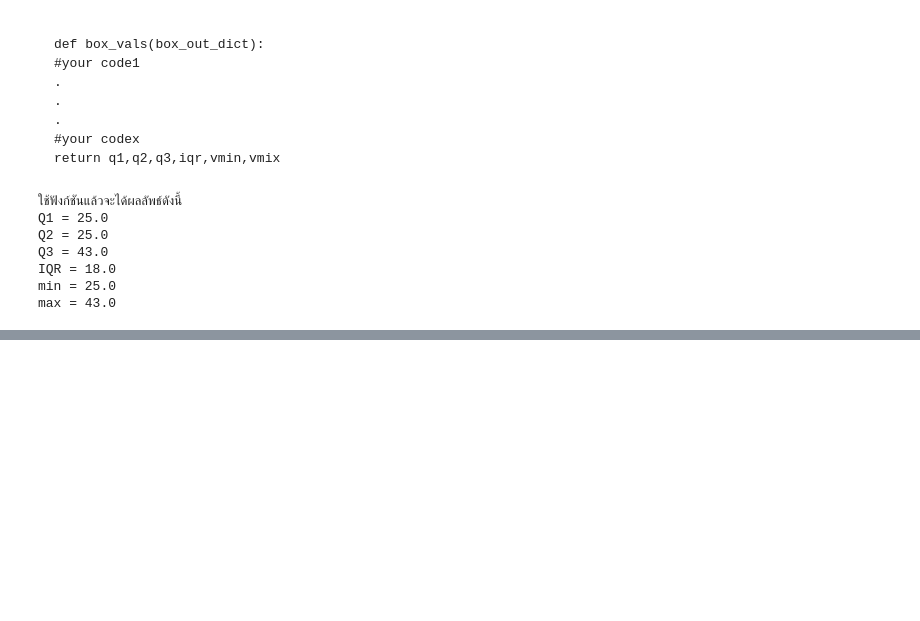
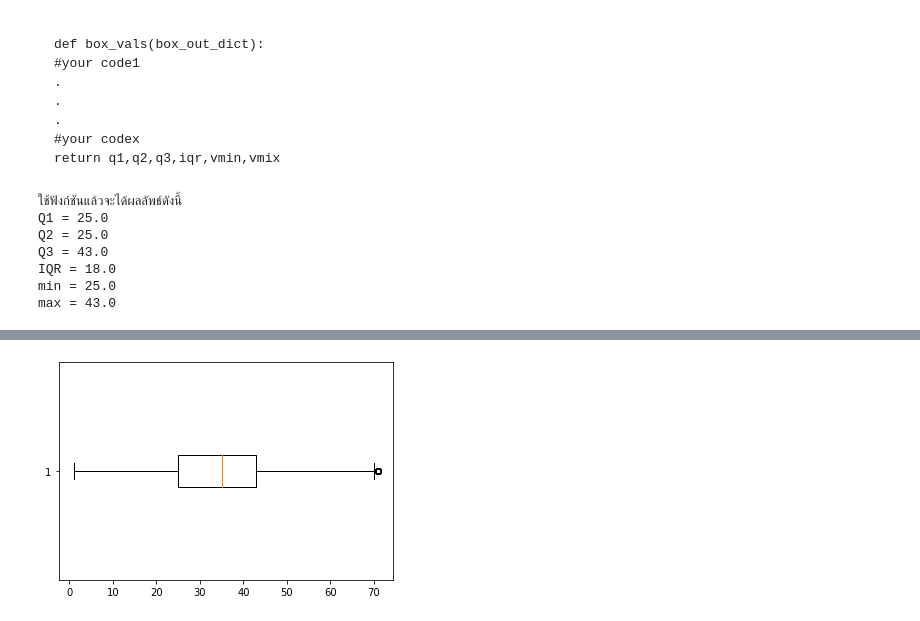
Before and after one commit to Chanakarn06/DWDM21, a Jupyter notebook: Data_Preprocessing(Chapter_3).ipynb, the cells around one changed output, grey strips where cells are left out. Saved outputs shown, nothing was run; the diff lists cells and outputs as text; code cells hidden in the pictures; blank space fills up the shorter version.

```diff
--- a/Data_Preprocessing(Chapter_3).ipynb
+++ b/Data_Preprocessing(Chapter_3).ipynb
@@ -1135,0 +1174,4 @@ max = 43.0
+# %%
+data_dict = plt.boxplot(data_cases2_nomissingage_nooutlier['age'],vert=False)
+# %% [output]
+[figure, added]
```
Also changed, not shown: parts of 10 cells of this notebook.
